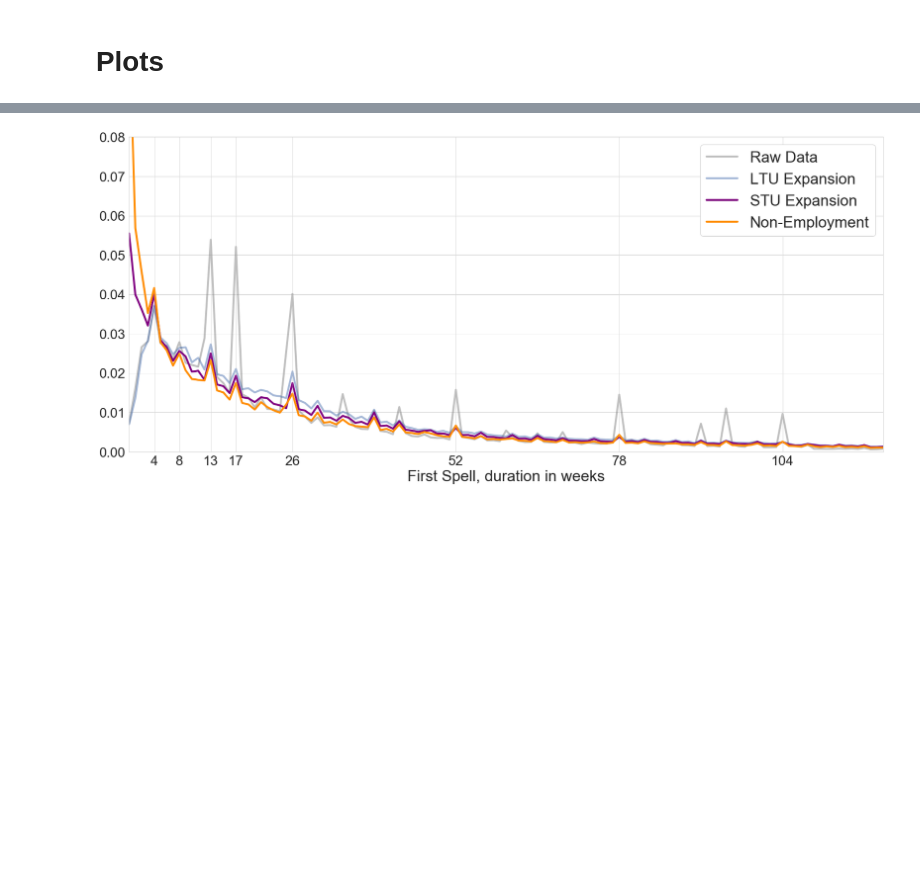
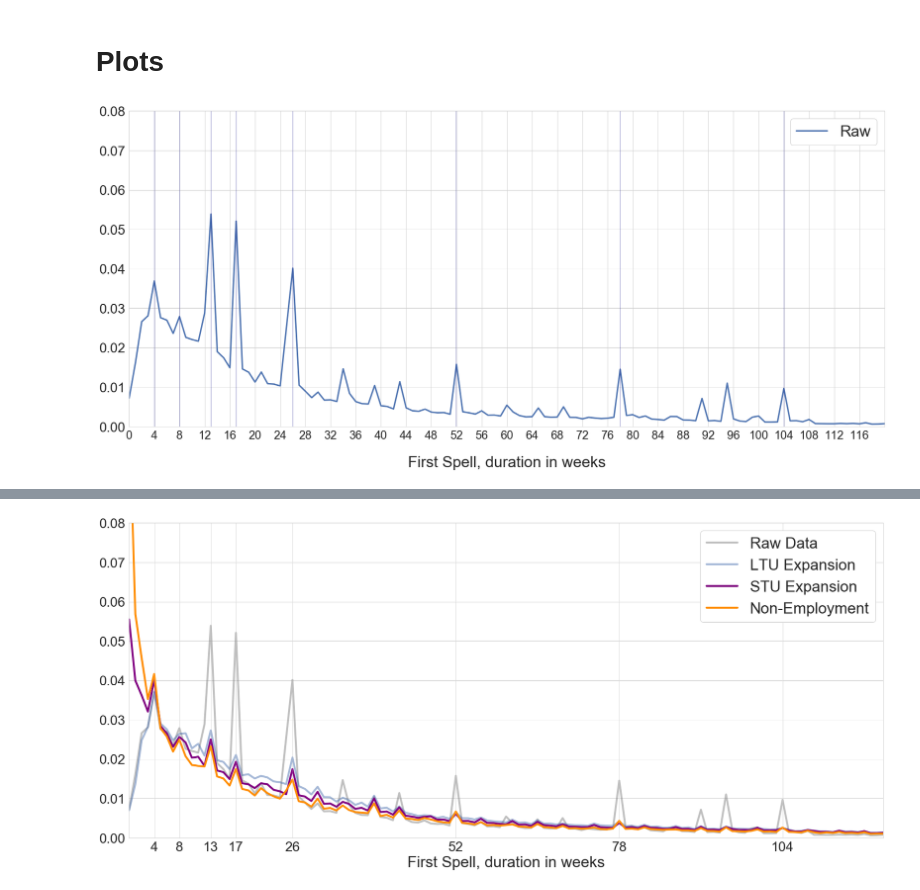
Before and after one commit to crisla/UVD_ABS_code, a Jupyter notebook: histograms.ipynb, the cells around one changed output, grey strips where cells are left out. Cells and saved outputs as stored; diff of their text form; code cells hidden in the pictures; blank space fills up the shorter version.

```diff
--- a/histograms.ipynb
+++ b/histograms.ipynb
@@ -40,7 +42,7 @@ for idx in range(len(days_stu)):
 ## Non-Employment
 # %%
 # Opening data
-with open("results/NE.csv", 'rb') as f:
+with open("results/NE.csv", 'rt') as f:
     reader = csv.reader(f)
     data = list(reader)
 
@@ -173,6 +175,31 @@ data_ne = data_ne / float(sum(data_ne))
 data_22 = data_22 / float(sum(data_22))
 data_32 = data_32 / float(sum(data_32))
 data_stu2 = data_stu2 / float(sum(data_stu2))
+# %%
+sns.set_palette('deep',4)
+plt.figure(figsize=(28,12))
+spikes = (4,8,13,17,26,52,78,104)
+
+plt.plot(data_31,  lw=3, label='Raw') #c='grey'
+# plt.plot(data_21,lw=3, label='LTU Expansion',ls='--')
+# plt.plot(data_stu, lw= 3.5, label='STU Expansion', ) #c='red'
+# plt.plot(data_ne, lw= 3, label='Non-Employment',ls='-.') #c='darkorange'
+
+plt.legend(loc='best', framealpha=1.0, fontsize=32)
+# plt.xticks(spikes,fontsize=28)
+plt.xticks(np.arange(0,120,4),fontsize=24)
+plt.yticks(fontsize=28)
+for i in spikes:
+    plt.axvline(i, c='navy', alpha=.3)
+plt.xlim(0,120)
+plt.xlabel('First Spell, duration in weeks',fontsize=32, labelpad=30 )
+plt.ylim(0,0.08)
+
+plt.savefig("raw_spikes.pdf", format="pdf", bbox_inches='tight')
+
+plt.show()
+# %% [output]
+[figure, added]
 # %%
 sns.set_palette('Greys',4)
 plt.figure(figsize=(28,12))
```
Also changed, not shown: parts of 7 cells of this notebook, 3 other files.
